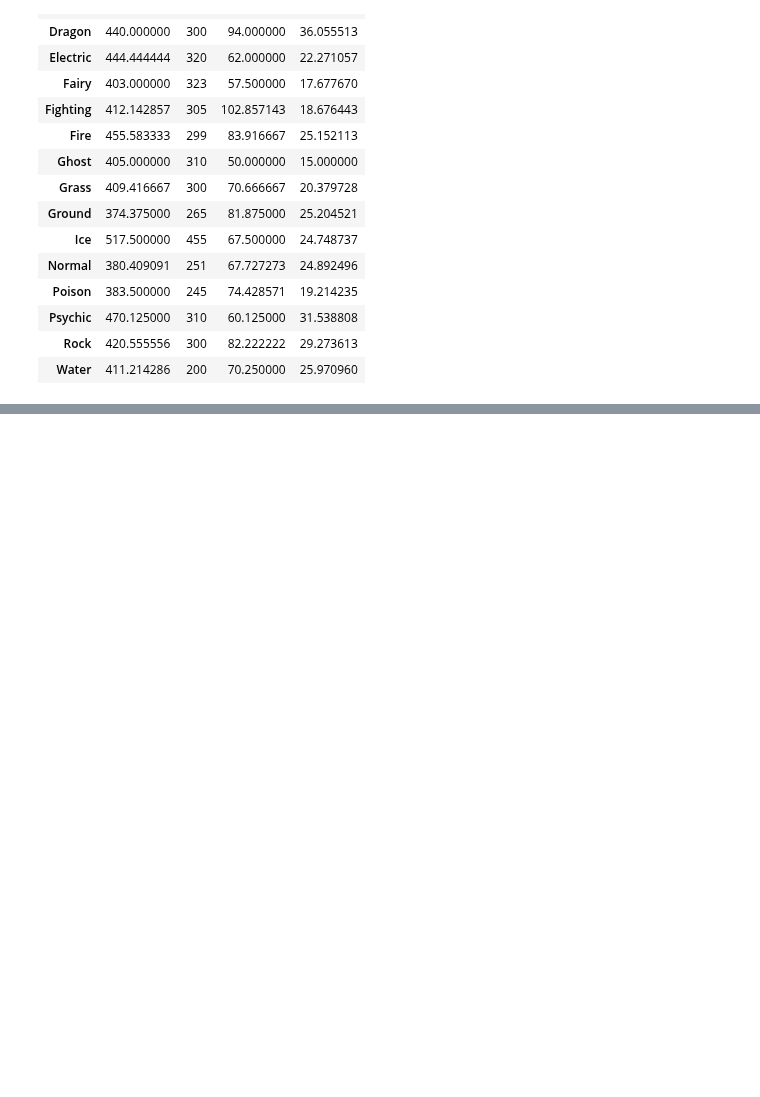
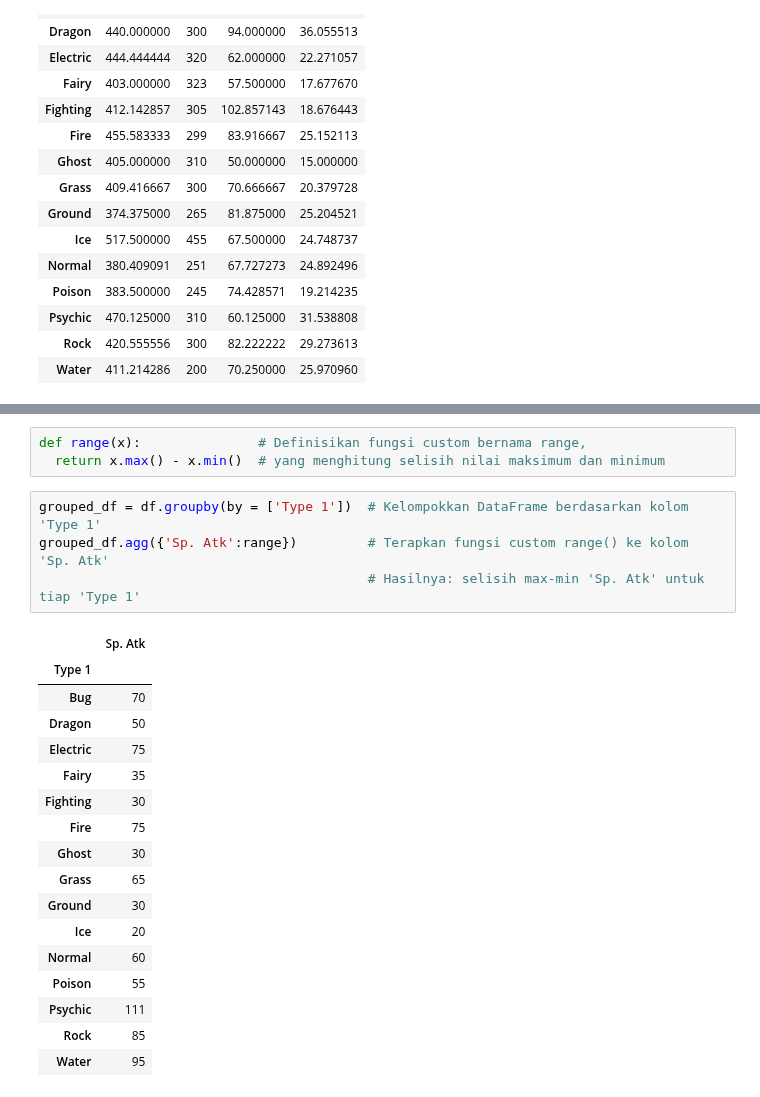
Before and after one commit to IdhamAbidinKaisilay/BelajarDataAnalyst, a Jupyter notebook: Grouping_DataFrame_2.ipynb, the cells around one changed output, grey strips where cells are left out. Saved outputs shown, nothing was run; the diff lists cells and outputs as text; blank space fills up the shorter version.

```diff
--- a/Grouping_DataFrame_2.ipynb
+++ b/Grouping_DataFrame_2.ipynb
@@ -93,0 +117,25 @@ grouped_df.agg({'Total': ['mean', 'min'], 'Attack':['mean', 'std']})
+# %%
+def range(x):               # Definisikan fungsi custom bernama range,
+  return x.max() - x.min()  # yang menghitung selisih nilai maksimum dan minimum
+# %%
+grouped_df = df.groupby(by = ['Type 1'])  # Kelompokkan DataFrame berdasarkan kolom 'Type 1'
+grouped_df.agg({'Sp. Atk':range})         # Terapkan fungsi custom range() ke kolom 'Sp. Atk'
+                                          # Hasilnya: selisih max-min 'Sp. Atk' untuk tiap 'Type 1'
+# %% [output]
+|  | Sp. Atk |
+| Type 1 |  |
+| Bug | 70 |
+| Dragon | 50 |
+| Electric | 75 |
+| Fairy | 35 |
+| Fighting | 30 |
+| Fire | 75 |
+| Ghost | 30 |
+| Grass | 65 |
+| Ground | 30 |
+| Ice | 20 |
+| Normal | 60 |
+| Poison | 55 |
+| Psychic | 111 |
+| Rock | 85 |
+| Water | 95 |
```
Also changed, not shown: parts of 1 cell of this notebook.
